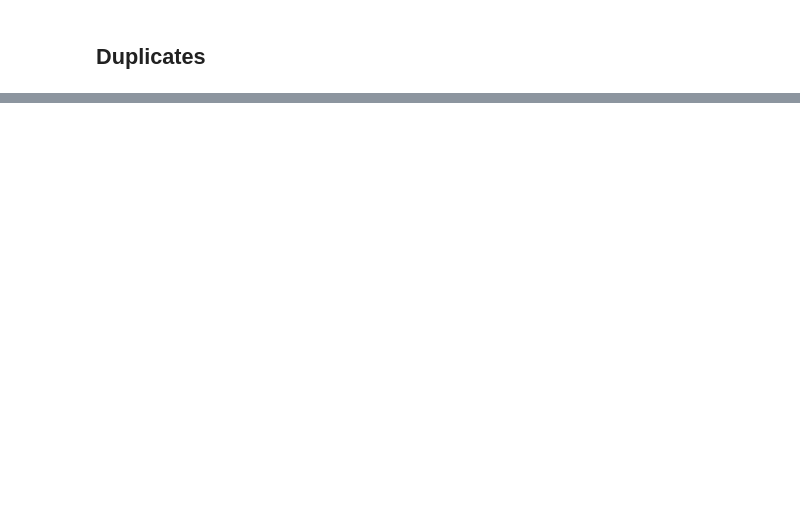
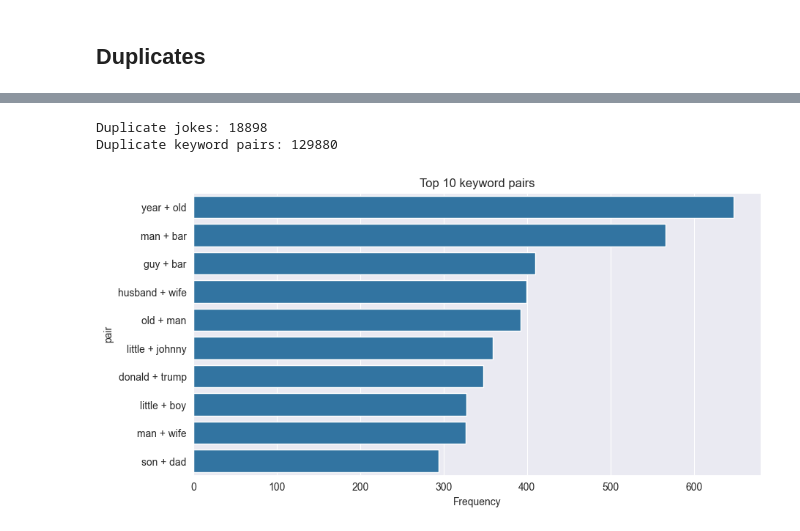
Before and after one commit to FreaksMind/HumorGeneration, a Jupyter notebook: main.ipynb, the cells around one changed output, grey strips where cells are left out. Drawn from its saved outputs; the diff is of its cells as text; code cells hidden in the pictures; blank space fills up the shorter version.

```diff
--- a/main.ipynb
+++ b/main.ipynb
@@ -164,0 +209,4 @@ Duplicate word pairs: 0
+# %%
+df["pair"] = df["word1"] + " + " + df["word2"]
+print("Unique keyword pairs:", df["pair"].nunique())
+print("Top 10 keyword pairs:\n", df["pair"].value_counts().head(10))
@@ -164,0 +228,15 @@ Duplicate word pairs: 0
+# %%
+print("Duplicate jokes:", df["selftext"].duplicated().sum())
+print("Duplicate keyword pairs:", df["pair"].duplicated().sum())
+# %% [output]
+Duplicate jokes: 18898
+Duplicate keyword pairs: 129880
+# %%
+top_pairs = df["pair"].value_counts().head(10)
+plt.figure(figsize=(10,5))
+sns.barplot(x=top_pairs.values, y=top_pairs.index)
+plt.title("Top 10 keyword pairs")
+plt.xlabel("Frequency")
+plt.show()
+# %% [output]
+[figure, added]
```
Also changed, not shown: parts of 18 cells of this notebook.
